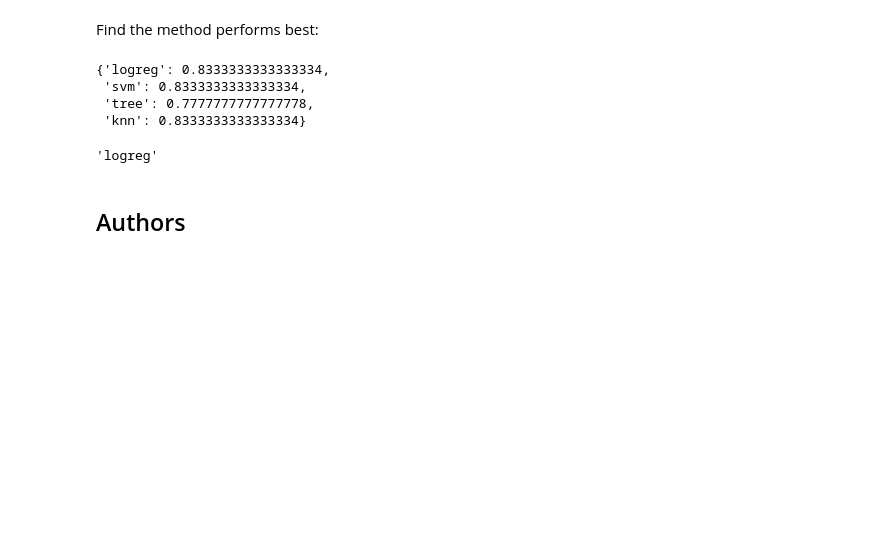
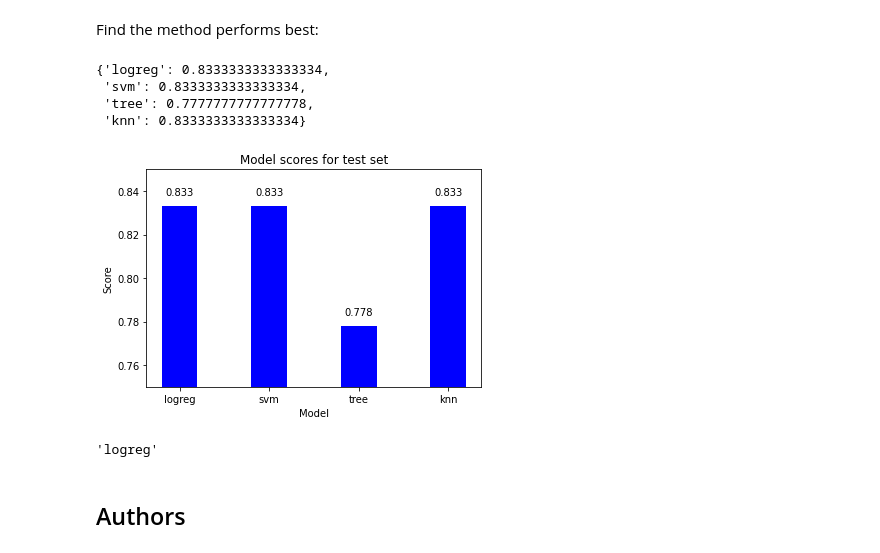
Before and after one commit to andriy-savka/IBM-Applied-Data-Science-Capstone, a Jupyter notebook: SpaceX_Machine Learning Prediction_Part_5.ipynb, the cells around one changed output. Cells and saved outputs as stored; diff of their text form; code cells hidden in the pictures; blank space fills up the shorter version.

```diff
--- a/SpaceX_Machine Learning Prediction_Part_5.ipynb
+++ b/SpaceX_Machine Learning Prediction_Part_5.ipynb
@@ -357,6 +357,26 @@ modelscores
  'svm': 0.8333333333333334,
  'tree': 0.7777777777777778,
  'knn': 0.8333333333333334}
+# %%
+import matplotlib.pyplot as plt
+# creating the bar plot
+plt.bar(list(modelscores.keys()), list(modelscores.values()), color ='blue',
+        width = 0.4)
+
+# function to add value labels
+def addlabels(x,y):
+    for i in range(len(x)):
+        plt.text(i,y[i]+0.005,y[i], ha = 'center')
+# calling the function to add value labels
+addlabels(list(modelscores.keys()), [round(item, 3) for item in list(modelscores.values())])
+
+plt.ylim(0.75, 0.85)
+plt.xlabel("Model")
+plt.ylabel("Score")
+plt.title("Model scores for test set")
+plt.show()
+# %% [output]
+[figure, added]
 # %%
 max(modelscores, key=modelscores.get)
 #3 models have similar prerformance results on test set: logreg, svm, and knn.
```
Also changed, not shown: parts of 1 cell of this notebook, 6 other files.
